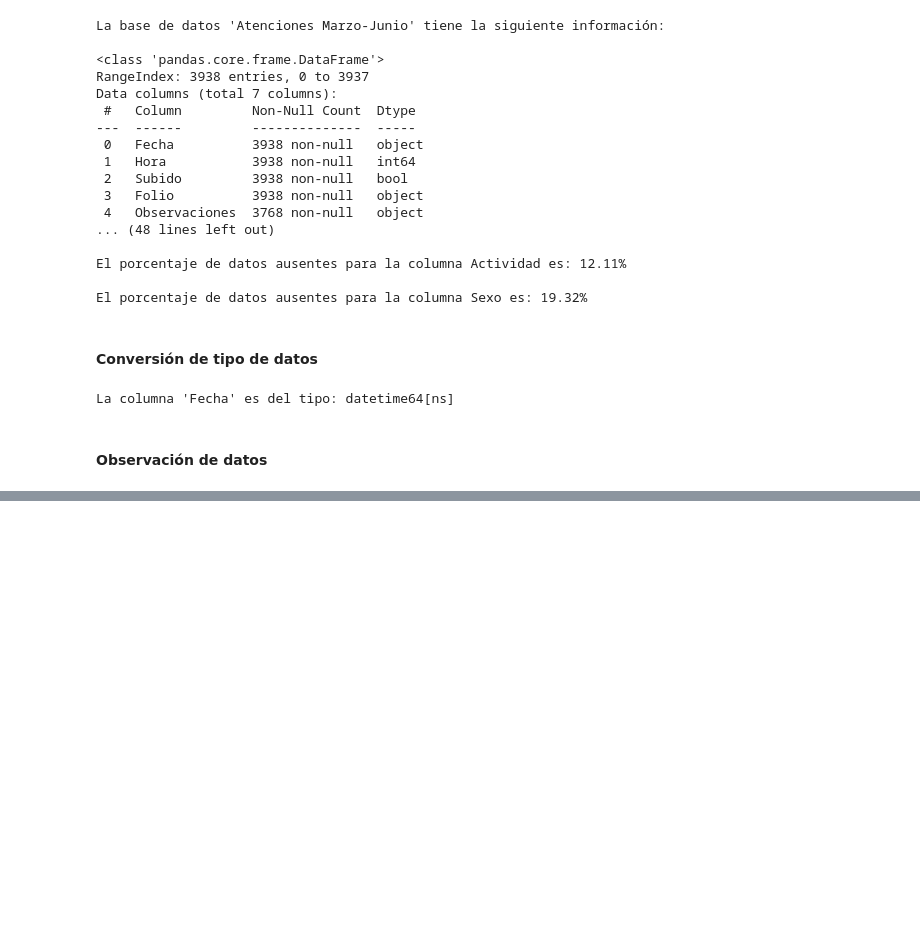
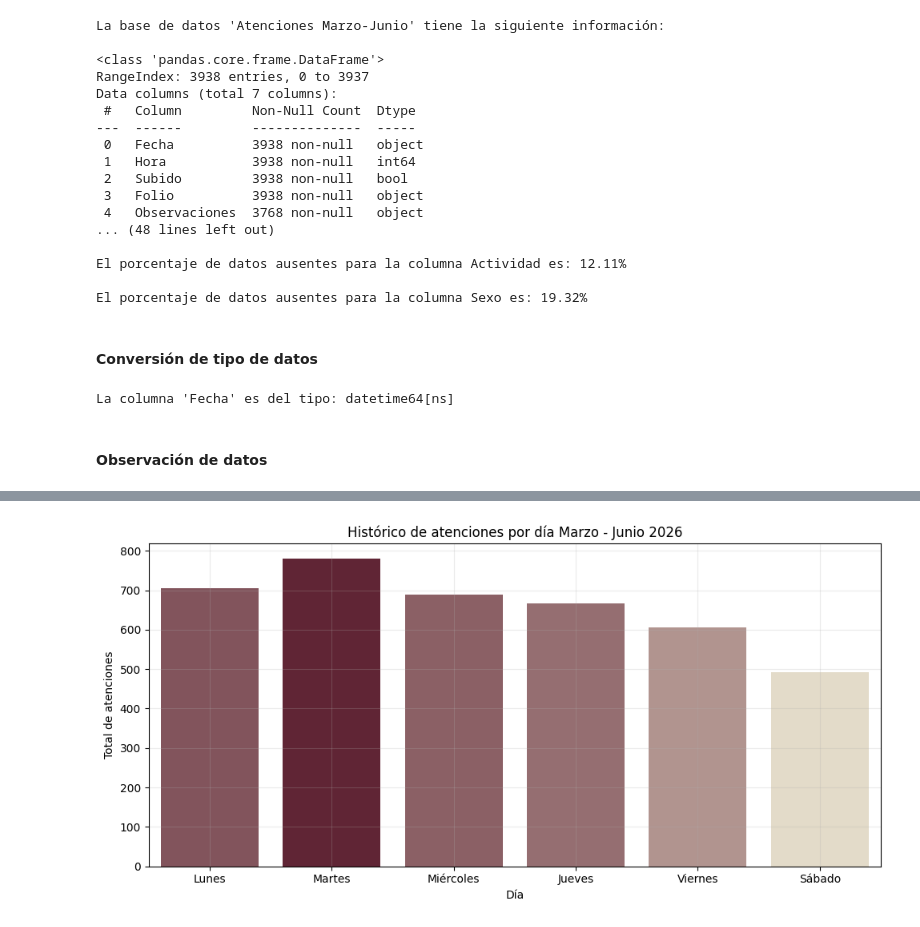
Before and after one commit to jorge-reynam/Reporte-de-atenciones, a Jupyter notebook: Análisis_PILARES_Marzo_Junio_2026.ipynb, the cells around one changed output, grey strips where cells are left out. Saved outputs shown, nothing was run; the diff lists cells and outputs as text; code cells hidden in the pictures; blank space fills up the shorter version.

```diff
--- a/Análisis_PILARES_Marzo_Junio_2026.ipynb
+++ b/Análisis_PILARES_Marzo_Junio_2026.ipynb
@@ -162,0 +219,32 @@ plt.show()
+# %%
+# Visualizar conteo de atenciones por día
+
+# Agregar la columna "Día" al dataframe original
+base_pilares["Día"] = base_pilares["Fecha"].dt.weekday
+
+# Agrupar las atenciones por mes
+atenciones_por_dia = base_pilares.groupby("Día").size().reset_index(drop=False)
+atenciones_por_dia = atenciones_por_dia.rename(columns={
+    'Día' : 'Día',
+     0 : 'Total'
+    })
+
+# Mapear números de día a nombre del día
+dias_map = {
+    0: "Lunes", 1:"Martes", 2:"Miércoles", 3: "Jueves",
+    4: "Viernes", 5: "Sábado", 6: "Domingo"
+    }
+
+atenciones_por_dia['Nombre del Día'] = atenciones_por_dia['Día'].map(dias_map)
+
+# Histórico de atenciones por día
+plt.figure(figsize=(10,5))
+sns.barplot(x="Nombre del Día", y="Total", data=atenciones_por_dia, palette="blend:#E8DCC4,#6A1B31", hue="Total", legend=False)
+plt.title("Histórico de atenciones por día Marzo - Junio 2026")
+plt.xlabel("Día")
+plt.ylabel("Total de atenciones")
+plt.grid(True, alpha=0.25)
+plt.tight_layout()
+plt.show()
+# %% [output]
+[figure, added]
```
Also changed, not shown: parts of 7 cells of this notebook.
